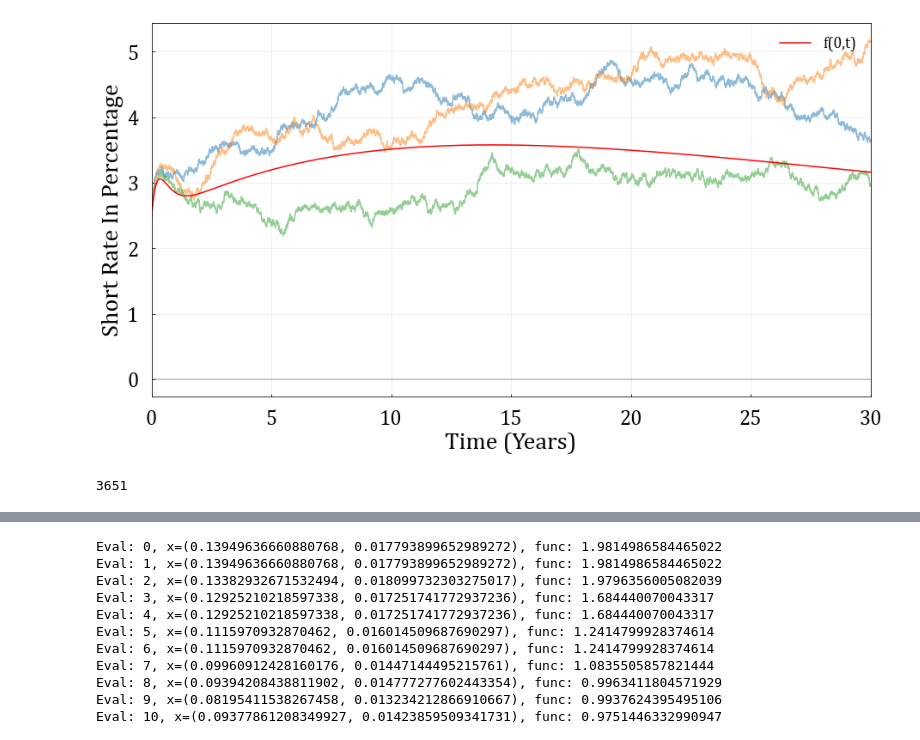
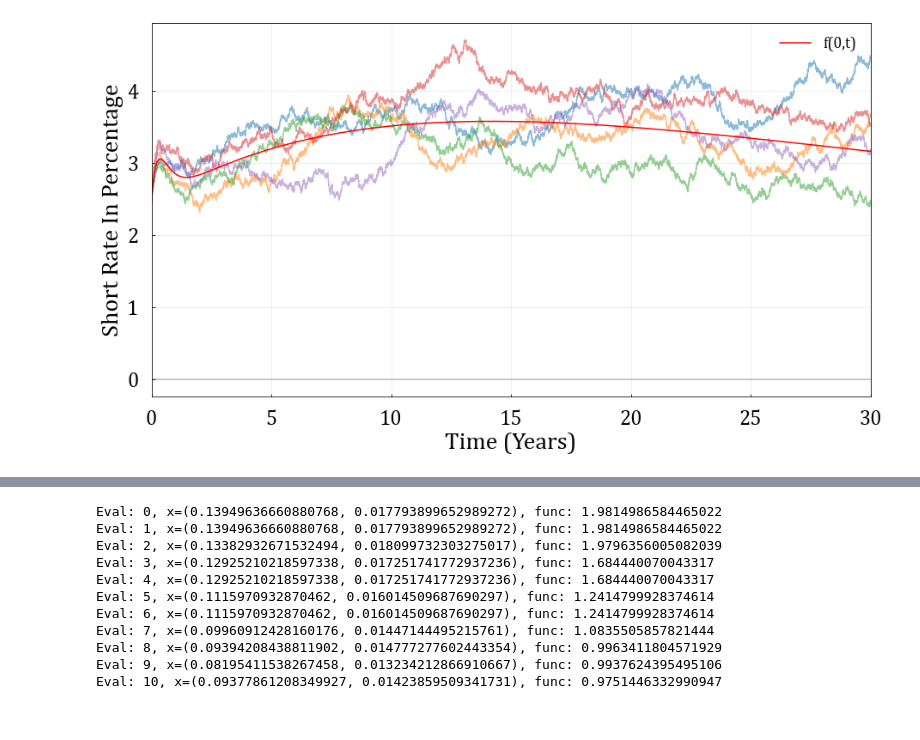
Before and after one commit to Eskild-afk/MasterThesis, a Jupyter notebook: quikMaths.ipynb, the cells around one changed output, grey strips where cells are left out. Cells and saved outputs as stored; diff of their text form; code cells hidden in the pictures.

```diff
--- a/quikMaths.ipynb
+++ b/quikMaths.ipynb
@@ -11,64 +11,24 @@ volatility=0.017793899652989272
 HW = HullWhite(initial=0.02459103, reversion=0.03, volatility=0.00200, b=beta, tau=tau)
-# %%
-for i in range(1000):
-    HW.create_path(1/365,30)[1]
 # %%
 plt.rc('font',family='Cambria')
 fig, ax = plt.subplots()
-for i in range(3):
+for i in range(5):
     np.random.seed(i)
     time, float = HW.create_path(1/365,30)
     sns.lineplot(x=time, y=float*100, alpha=0.5)
 sns.lineplot(x=time, y=[HW.forwardCurve(t, beta, tau)*100 for t in time], color='red', label='f(0,t)')
 
 fig.set_size_inches(15,8)
 
 ax.set_xlabel('Time (Years)', fontname="Cambria", fontsize = 28)
 ax.set_ylabel('Short Rate In Percentage', fontname="Cambria", fontsize = 28)
 ax.tick_params(axis='x', direction='in', right = 'True', labelsize = 24, pad = 15)
 ax.tick_params(axis='y', direction='in', top = 'True', labelsize = 24, pad = 15)
 ax.axhline(y=0, color='k', alpha = 0.25)
 ax.set_xlim(0,30)
 plt.grid(alpha = 0.25)
 plt.xticks(np.arange(0, 35, 5))
 plt.legend(frameon = False, fontsize = 18, loc='upper right')
 plt.savefig('./Graphs/SimPathExample.png', bbox_inches='tight')
 # %% [output]
-[figure, old version]
+[figure, new version]
-# %%
-dt=1/365
-T=np.arange(0,10+0.5,0.5)
-S=np.arange(0,11,1)
-K=fsolve(lambda x: HW.swap(0, S, T, x), x0=0.02)[0]
-time, float = HW.create_path(dt,10, seed=1)
-swap = np.array([HW.swap(x[0], S, T, K=K, initRate=x[1]) for x in np.array([time,float]).T])
-KVM=0
-MTA=0
-lag=2
-swap
-VM = []
-
-def pos (x):
-    return np.maximum(x,0)
-
-def neg (x):
-    return np.minimum(x,0)
-
-for t in range(len(time)):
-    ttilde = t-lag
-    if (t == 0) or (ttilde <= 0):
-        VM.append(0)
-        continue
-    if t == len(time)-1:
-        VM.append(0)
-        break
-
-    VMhat = VM[ttilde-1]/HW.ZCB(time[ttilde-1], time[ttilde], initRate=float[ttilde-1]) # VM hat in eq 3.2 everything...
-    VMta  = VMhat #(ta: to append)
-
-    VMta += (abs(pos(swap[ttilde]-KVM)-pos(VMhat))>MTA)*(pos(swap[ttilde]-KVM)-pos(VMhat))
-    VMta += (abs(neg(swap[ttilde]+KVM)-neg(VMhat))>MTA)*(neg(swap[ttilde]+KVM)-neg(VMhat))
-
-    VM.append(VMta)
-# %% [output]
-3651
```
Also changed, not shown: parts of 13 cells of this notebook, 2 other files.
